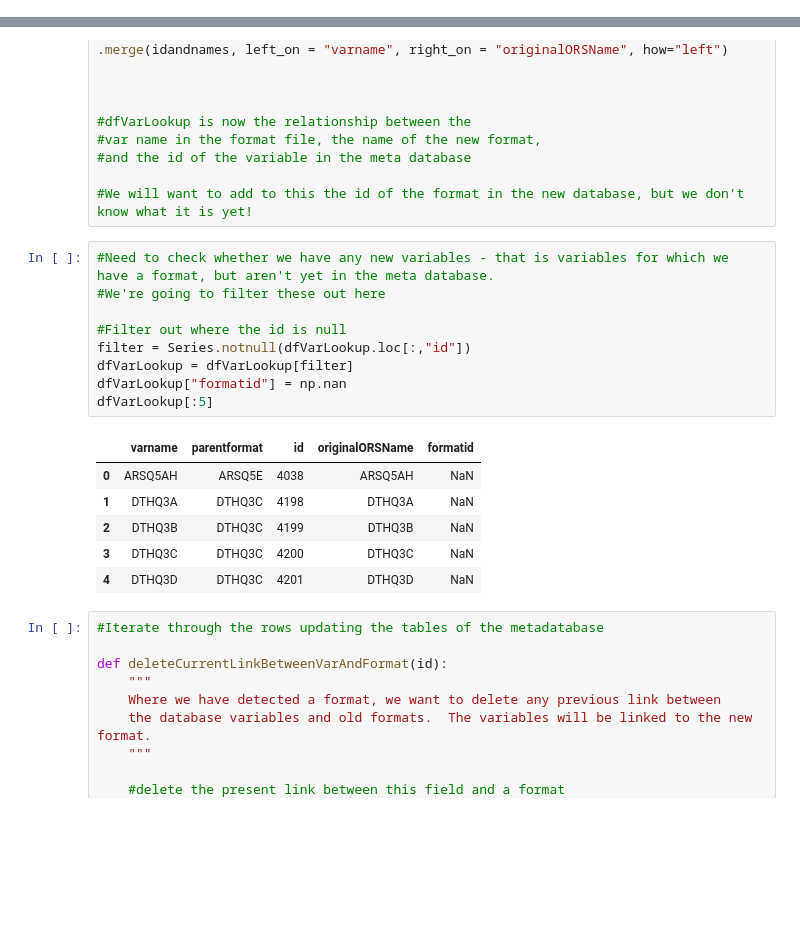
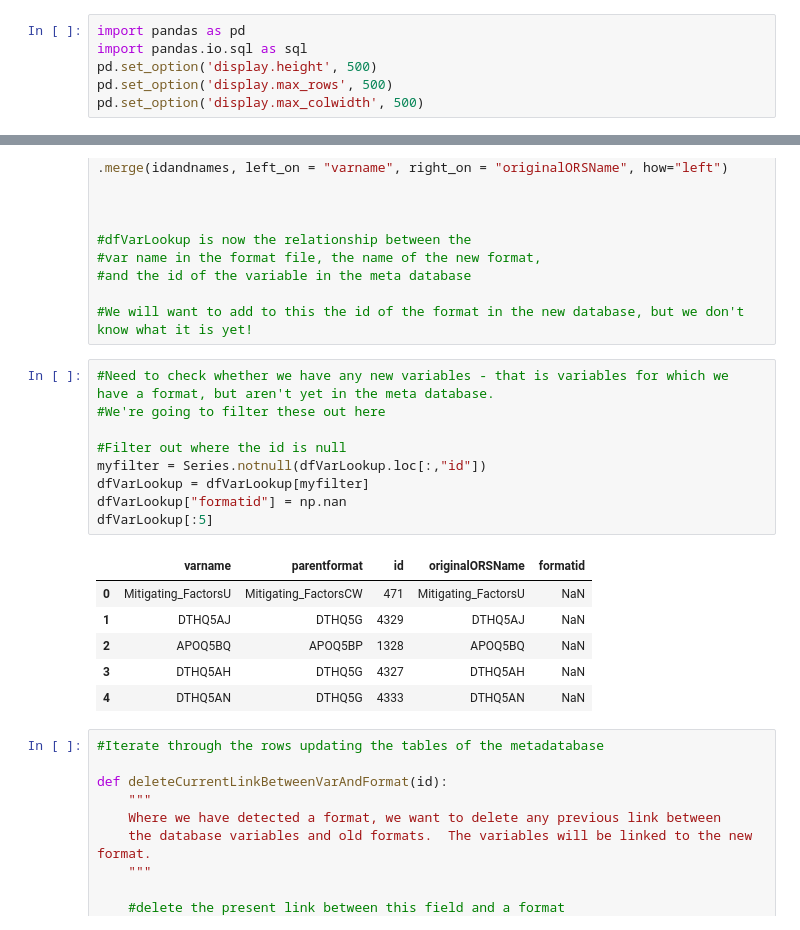
Before and after one commit to RobinL/updatemetadatabase, a Jupyter notebook: Update formats.ipynb, the cells around one changed output, grey strips where cells are left out. Saved outputs shown, nothing was run; the diff lists cells and outputs as text; blank space fills up the shorter version.

```diff
--- a/Update formats.ipynb
+++ b/Update formats.ipynb
@@ -24,6 +24,12 @@ from pandas import DataFrame, Series
 import pandas as pd
 import pandas.io.sql #Allows easy conversion of an SQL database table into a pandas DataFrame
 import numpy as np #numpy is a lower level data manipulation package
+# %%
+import pandas as pd
+import pandas.io.sql as sql
+pd.set_option('display.height', 500)
+pd.set_option('display.max_rows', 500)
+pd.set_option('display.max_colwidth', 500)
 # %%
 #Import a python module that will allow us to interface with a Microsoft Access database
 import pyodbc
@@ -251,19 +257,19 @@ dfVarLookup = dfVarLookup\
 # %%
 #Need to check whether we have any new variables - that is variables for which we have a format, but aren't yet in the meta database.
 #We're going to filter these out here
 
 #Filter out where the id is null
-filter = Series.notnull(dfVarLookup.loc[:,"id"])
-dfVarLookup = dfVarLookup[filter]
+myfilter = Series.notnull(dfVarLookup.loc[:,"id"])
+dfVarLookup = dfVarLookup[myfilter]
 dfVarLookup["formatid"] = np.nan
 dfVarLookup[:5]
 # %% [output]
 |  | varname | parentformat | id | originalORSName | formatid |
-| 0 | ARSQ5AH | ARSQ5E | 4038 | ARSQ5AH | NaN |
-| 1 | DTHQ3A | DTHQ3C | 4198 | DTHQ3A | NaN |
-| 2 | DTHQ3B | DTHQ3C | 4199 | DTHQ3B | NaN |
-| 3 | DTHQ3C | DTHQ3C | 4200 | DTHQ3C | NaN |
-| 4 | DTHQ3D | DTHQ3C | 4201 | DTHQ3D | NaN |
+| 0 | Mitigating_FactorsU | Mitigating_FactorsCW | 471 | Mitigating_FactorsU | NaN |
+| 1 | DTHQ5AJ | DTHQ5G | 4329 | DTHQ5AJ | NaN |
+| 2 | APOQ5BQ | APOQ5BP | 1328 | APOQ5BQ | NaN |
+| 3 | DTHQ5AH | DTHQ5G | 4327 | DTHQ5AH | NaN |
+| 4 | DTHQ5AN | DTHQ5G | 4333 | DTHQ5AN | NaN |
 # %%
 #Iterate through the rows updating the tables of the metadatabase
 
```
Also changed, not shown: parts of 5 cells of this notebook, 4 other files.
